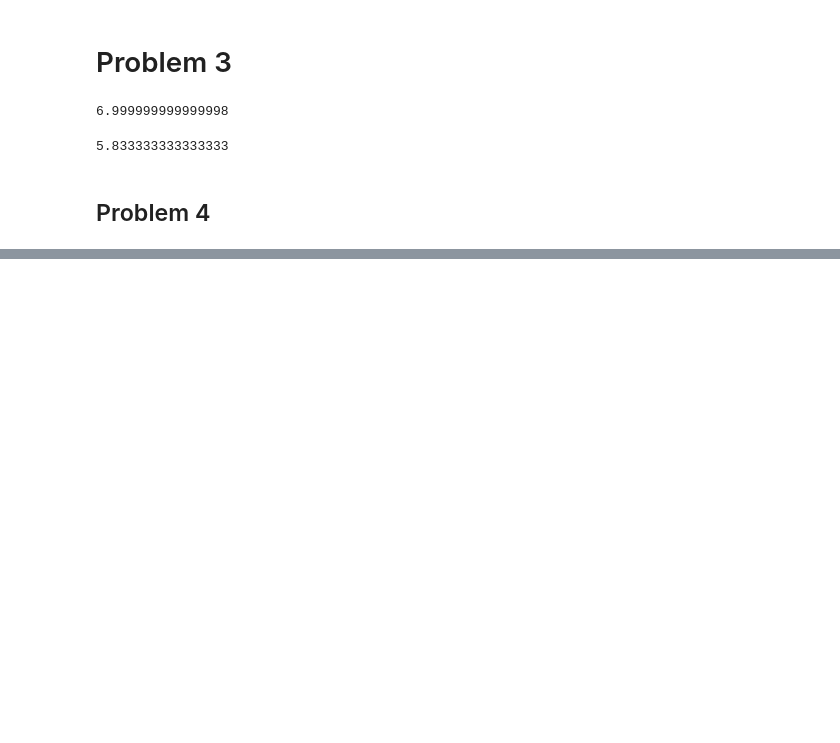
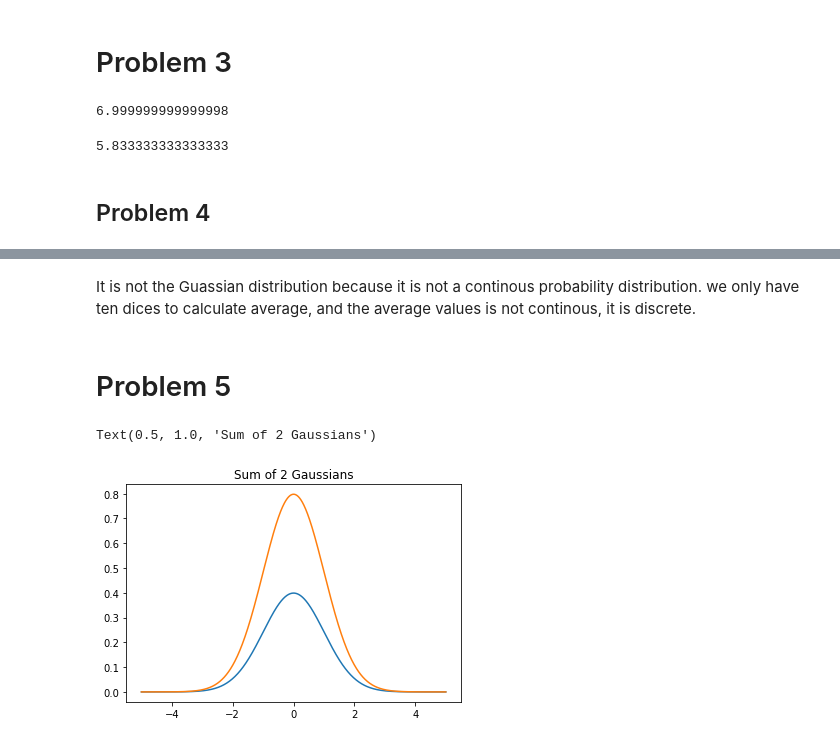
Before and after one commit to rishmar/phys434, a Jupyter notebook: Hw2.ipynb, the cells around one changed output, grey strips where cells are left out. Cells and saved outputs as stored; diff of their text form; code cells hidden in the pictures; blank space fills up the shorter version.

```diff
--- a/Hw2.ipynb
+++ b/Hw2.ipynb
@@ -59,0 +77,14 @@ variance
+# %% [markdown]
+It is not the Guassian distribution because it is not a continous probability distribution. we only have ten dices to calculate average, and the average values is not continous, it is discrete.
+# %% [markdown]
+# Problem 5
+# %%
+dist = stats.norm()
+x = np.linspace(-5, 5, 1000)
+fig, ax_1 = plt.subplots(1, 1)
+ax_1.plot(x, dist.pdf(x))
+ax_1.plot(x, dist.pdf(x) + dist.pdf(x))
+ax_1.set_title("Sum of 2 Gaussians")
+# %% [output]
+Text(0.5, 1.0, 'Sum of 2 Gaussians')
+[figure, added]
```
Also changed, not shown: parts of 9 cells of this notebook, 1 other file.
